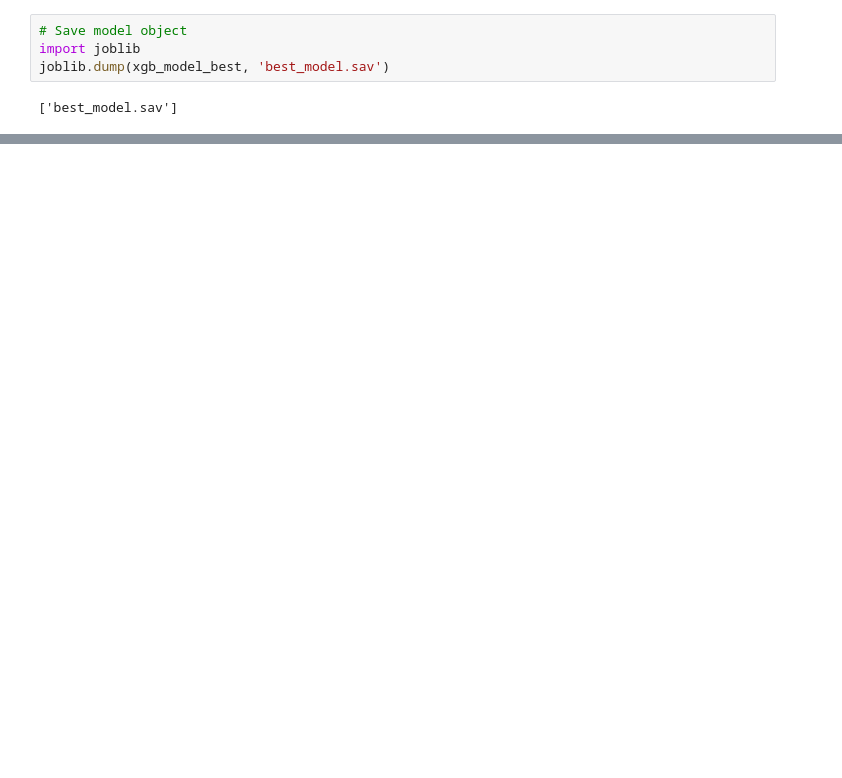
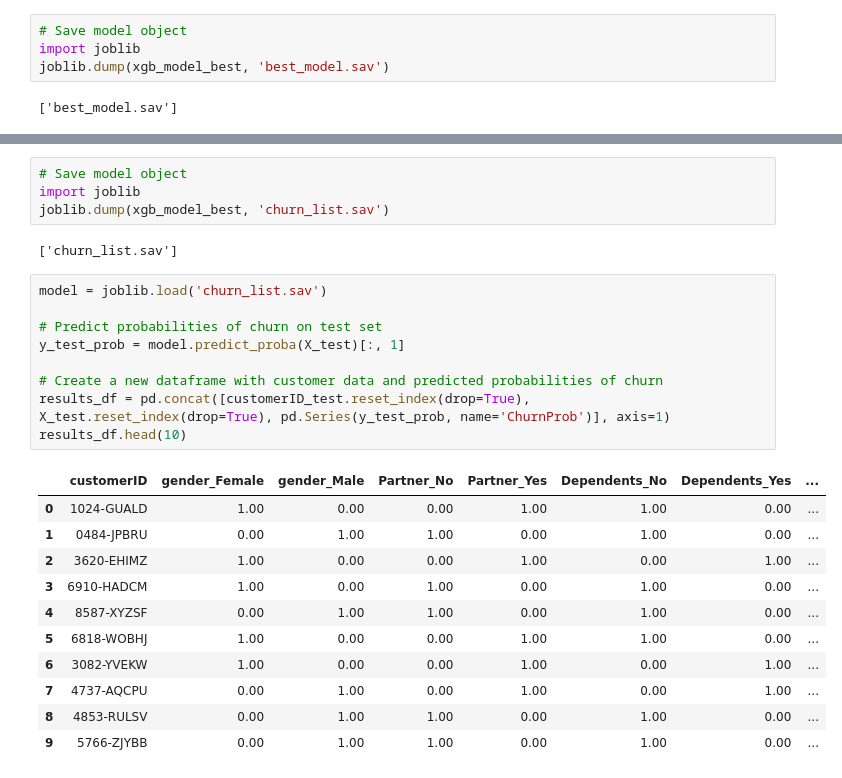
Before and after one commit to JacobJ215/Churn-Analysis-and-Prediction, a Jupyter notebook: churn.ipynb, the cells around one changed output, grey strips where cells are left out. Cells and saved outputs as stored; diff of their text form; blank space fills up the shorter version.

Commit message:
completed model evaluation and created churn prob list

```diff
--- a/churn.ipynb
+++ b/churn.ipynb
@@ -931,0 +1051,27 @@ joblib.dump(xgb_model_best, 'best_model.sav')
+# %%
+# Save model object
+import joblib
+joblib.dump(xgb_model_best, 'churn_list.sav')
+# %% [output]
+['churn_list.sav']
+# %%
+model = joblib.load('churn_list.sav')
+
+# Predict probabilities of churn on test set
+y_test_prob = model.predict_proba(X_test)[:, 1]
+
+# Create a new dataframe with customer data and predicted probabilities of churn
+results_df = pd.concat([customerID_test.reset_index(drop=True), X_test.reset_index(drop=True), pd.Series(y_test_prob, name='ChurnProb')], axis=1)
+results_df.head(10)
+# %% [output]
+|  | customerID | gender_Female | gender_Male | Partner_No | Partner_Yes | Dependents_No | Dependents_Yes | ... |
+| 0 | 1024-GUALD | 1.00 | 0.00 | 0.00 | 1.00 | 1.00 | 0.00 | ... |
+| 1 | 0484-JPBRU | 0.00 | 1.00 | 1.00 | 0.00 | 1.00 | 0.00 | ... |
+| 2 | 3620-EHIMZ | 1.00 | 0.00 | 0.00 | 1.00 | 0.00 | 1.00 | ... |
+| 3 | 6910-HADCM | 1.00 | 0.00 | 1.00 | 0.00 | 1.00 | 0.00 | ... |
+| 4 | 8587-XYZSF | 0.00 | 1.00 | 1.00 | 0.00 | 1.00 | 0.00 | ... |
+| 5 | 6818-WOBHJ | 1.00 | 0.00 | 0.00 | 1.00 | 1.00 | 0.00 | ... |
+| 6 | 3082-YVEKW | 1.00 | 0.00 | 0.00 | 1.00 | 0.00 | 1.00 | ... |
+| 7 | 4737-AQCPU | 0.00 | 1.00 | 0.00 | 1.00 | 0.00 | 1.00 | ... |
+| 8 | 4853-RULSV | 0.00 | 1.00 | 1.00 | 0.00 | 1.00 | 0.00 | ... |
+| 9 | 5766-ZJYBB | 0.00 | 1.00 | 1.00 | 0.00 | 1.00 | 0.00 | ... |
```
Also changed, not shown: parts of 12 cells of this notebook, 2 other files.
